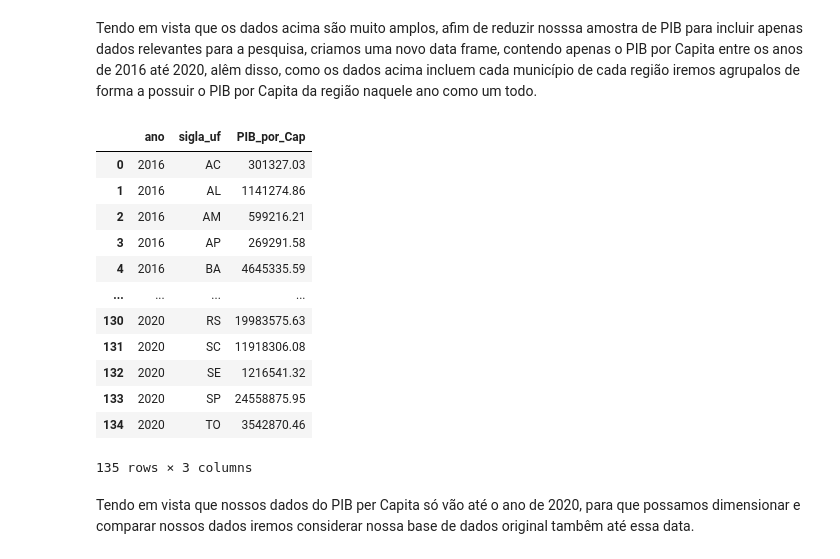
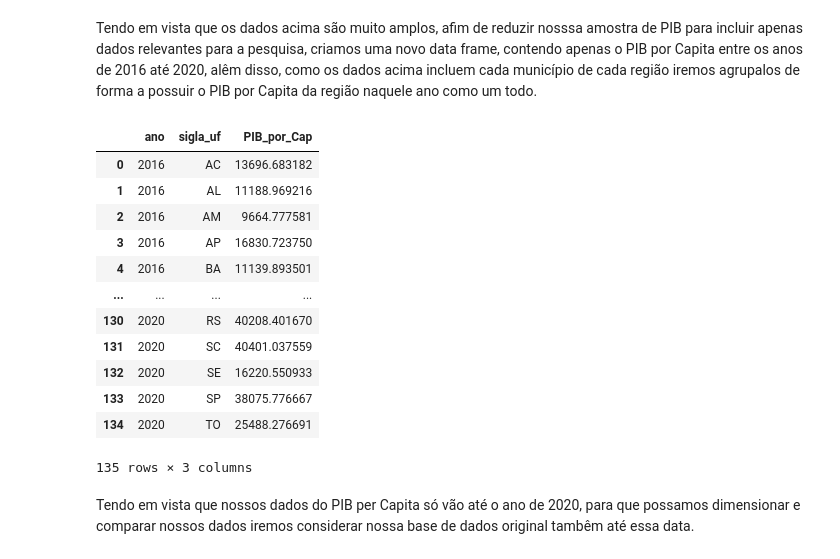
Before and after one commit to Iamiran1/Projeto-2---Ci-ncia-de-Dados, a Jupyter notebook: P2.ipynb, the cells around one changed output. Drawn from its saved outputs; the diff is of its cells as text; code cells hidden in the pictures.

Commit message:
ajuste das médias dos dados

```diff
--- a/P2.ipynb
+++ b/P2.ipynb
@@ -175,35 +175,35 @@ Tendo em vista que os dados acima são muito amplos, afim de reduzir nosssa amos
 # %%
 dados_PIB = pd.DataFrame(PIB.loc[:, 'Ano'])
 dados_PIB['sigla_uf'] = PIB.loc[:, 'Sigla da Unidade da Federação']
 dados_PIB['PIB_por_Cap'] = PIB.loc[:, 'Produto Interno Bruto per capita, \na preços correntes\n(R$ 1,00)']
 dados_PIB = dados_PIB.loc[dados_PIB.Ano >= 2016]
 dados_PIB_filtrado = pd.DataFrame()
 
 for i in range(2016, 2021):
     data = dados_PIB[dados_PIB['Ano'] == i].copy()
-    soma_pib_por_cap = data.groupby('sigla_uf')['PIB_por_Cap'].sum().reset_index()
-    soma_pib_por_cap['ano'] = i
-    dados_PIB_filtrado = pd.concat([dados_PIB_filtrado, soma_pib_por_cap], ignore_index=True)
+    media_PIB_por_capita = data.groupby('sigla_uf')['PIB_por_Cap'].mean().reset_index()
+    media_PIB_por_capita['ano'] = i
+    dados_PIB_filtrado = pd.concat([dados_PIB_filtrado, media_PIB_por_capita], ignore_index=True)
 
 
 # Reorganizar as colunas para começar com 'ano'
 dados_PIB_filtrado = dados_PIB_filtrado[['ano', 'sigla_uf', 'PIB_por_Cap']]
 
 # Exibir o DataFrame resultante
 dados_PIB_filtrado
 # %% [output]
 |  | ano | sigla_uf | PIB_por_Cap |
-| 0 | 2016 | AC | 301327.03 |
-| 1 | 2016 | AL | 1141274.86 |
-| 2 | 2016 | AM | 599216.21 |
-| 3 | 2016 | AP | 269291.58 |
-| 4 | 2016 | BA | 4645335.59 |
+| 0 | 2016 | AC | 13696.683182 |
+| 1 | 2016 | AL | 11188.969216 |
+| 2 | 2016 | AM | 9664.777581 |
+| 3 | 2016 | AP | 16830.723750 |
+| 4 | 2016 | BA | 11139.893501 |
 | ... | ... | ... | ... |
-| 130 | 2020 | RS | 19983575.63 |
-| 131 | 2020 | SC | 11918306.08 |
-| 132 | 2020 | SE | 1216541.32 |
-| 133 | 2020 | SP | 24558875.95 |
-| 134 | 2020 | TO | 3542870.46 |
+| 130 | 2020 | RS | 40208.401670 |
+| 131 | 2020 | SC | 40401.037559 |
+| 132 | 2020 | SE | 16220.550933 |
+| 133 | 2020 | SP | 38075.776667 |
+| 134 | 2020 | TO | 25488.276691 |
 135 rows × 3 columns
 # %% [markdown]
 Tendo em vista que nossos dados do PIB per Capita só vão até o ano de 2020, para que possamos dimensionar e comparar nossos dados iremos considerar nossa base de dados original tambêm até essa data.
```
Also changed, not shown: parts of 1 cell of this notebook.
